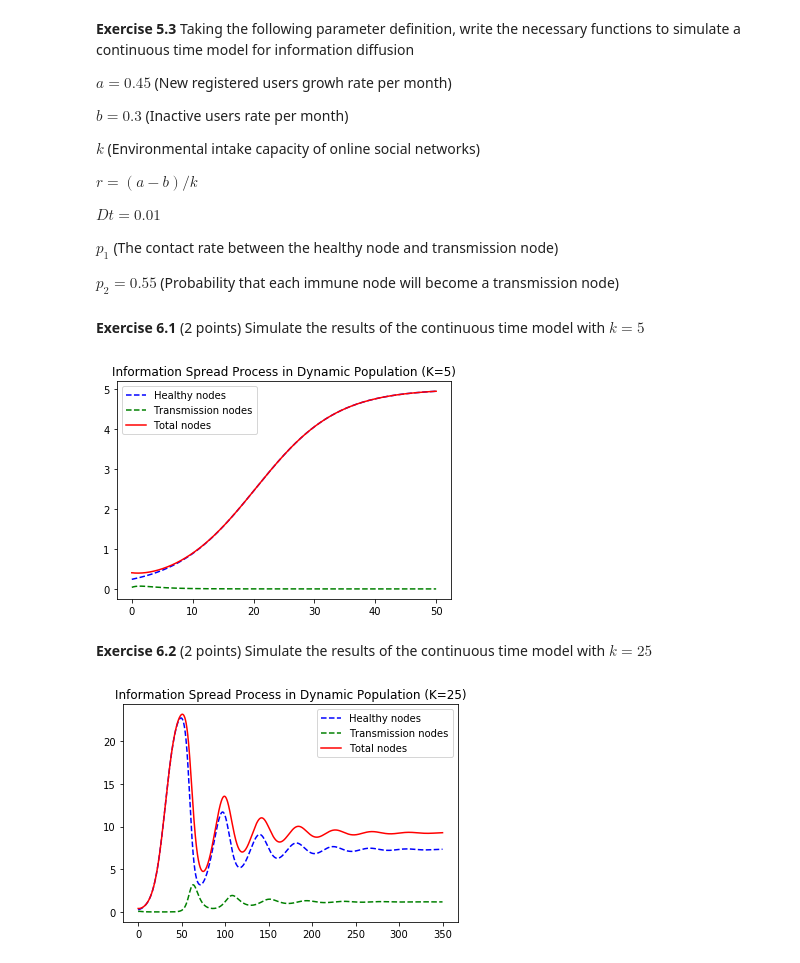
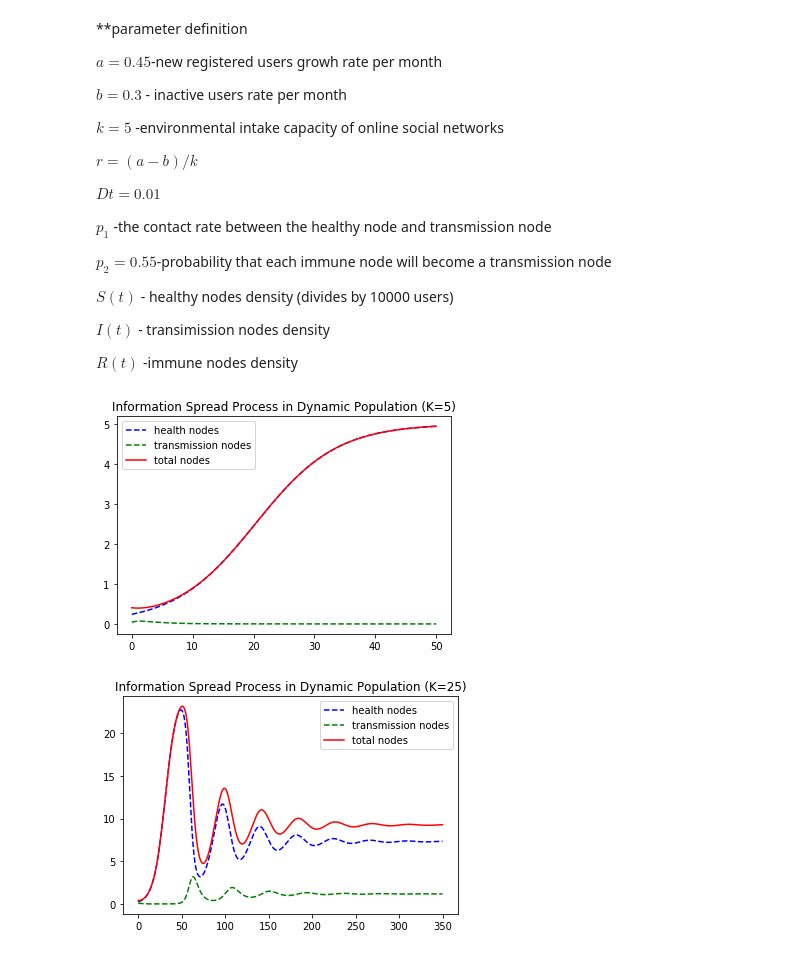
Before and after one commit to asrayousuf/InformationDiffusion, a Jupyter notebook: notebooks/Part-2-ODE-Model.ipynb, the cells around one changed output. Saved outputs shown, nothing was run; the diff lists cells and outputs as text; code cells hidden in the pictures.

```diff
--- a/notebooks/Part-2-ODE-Model.ipynb
+++ b/notebooks/Part-2-ODE-Model.ipynb
@@ -45,17 +27,22 @@ $N_0$ is a stable point and vice versa.
 # %% [markdown]
+**parameter definition
 
-**Exercise 5.3** Taking the following parameter definition, write the necessary functions to simulate a continuous time model for information diffusion
+$a=0.45 $-new registered users growh rate  per month
 
-$a=0.45 $ (New registered users growh rate  per month)
+$b=0.3$ - inactive users rate per month
 
-$b=0.3$ (Inactive users rate per month)
-
-$k$ (Environmental intake capacity of online social networks)
+$k=5 $ -environmental intake capacity of online social networks
 
 $r=(a-b)/k$
 
 $Dt=0.01 $
 
-$p_1$  (The contact rate between the healthy node and transmission node)
+$p_1$  -the contact rate between the healthy node and transmission node
 
-$p_2=0.55 $ (Probability that each immune node will become a transmission node)
+$p_2=0.55 $-probability that each immune node will become a transmission node
+
+$S(t)$ - healthy nodes density (divides by 10000 users)
+
+$I(t)$ - transimission nodes density
+
+$R(t)$ -immune nodes density
@@ -104,29 +92,20 @@ def continuous_simulation(k, p1, running_time = 350.):
     return (timesteps,Sresult,Iresult,Nresult)
 # %%
 def one_step_plot(timesteps,Sresult,Iresult,Nresult, plot_title):
-    plt.plot(timesteps, Sresult, 'b--', label="Healthy nodes")
-    plt.plot(timesteps, Iresult, 'g--', label="Transmission nodes")
-    plt.plot(timesteps, Nresult, 'r-', label="Total nodes")
+    plt.plot(timesteps, Sresult, 'b--', label="health nodes")#blue dash
+    plt.plot(timesteps, Iresult, 'g--', label="transmission nodes")#green dash
+    plt.plot(timesteps, Nresult, 'r-', label="total nodes")#red solid
     plt.title(plot_title)
-    plt.xlabel ('time')
-    plt.ylabel ('S(t)')
     plt.legend()
-# %% [markdown]
-**Exercise 6.1** (2 points) Simulate the results of the continuous time model with $k=5$
 # %%
-timesteps, Sresult, Iresult, Nresult = continuous_simulation(k=5,
-                                                             p1=0.08,running_time =50)
-one_step_plot(timesteps,Sresult,Iresult,
-              Nresult, plot_title = "Information Spread Process in Dynamic Population (K=5)")
+timesteps,Sresult,Iresult,Nresult = continuous_simulation(k=5, p1=0.08,running_time =50)
+one_step_plot(timesteps,Sresult,Iresult,Nresult,plot_title = "Information Spread Process in Dynamic Population (K=5)")
 # %% [output]
-[figure, old version]
+[figure, new version]
-# %% [markdown]
-**Exercise 6.2** (2 points) Simulate the results of the continuous time model with $k=25$
 # %%
 timesteps,Sresult,Iresult,Nresult = continuous_simulation(k=25, p1=0.08, running_time = 350)
-one_step_plot(timesteps, Sresult, Iresult, Nresult,
-              plot_title = "Information Spread Process in Dynamic Population (K=25)")
+one_step_plot(timesteps,Sresult,Iresult,Nresult,plot_title = "Information Spread Process in Dynamic Population (K=25)")
 # %% [output]
-[figure, old version]
+[figure, new version]
 # %% [markdown]
 ## 2.2 Model simulation
```
Also changed, not shown: parts of 12 cells of this notebook.
